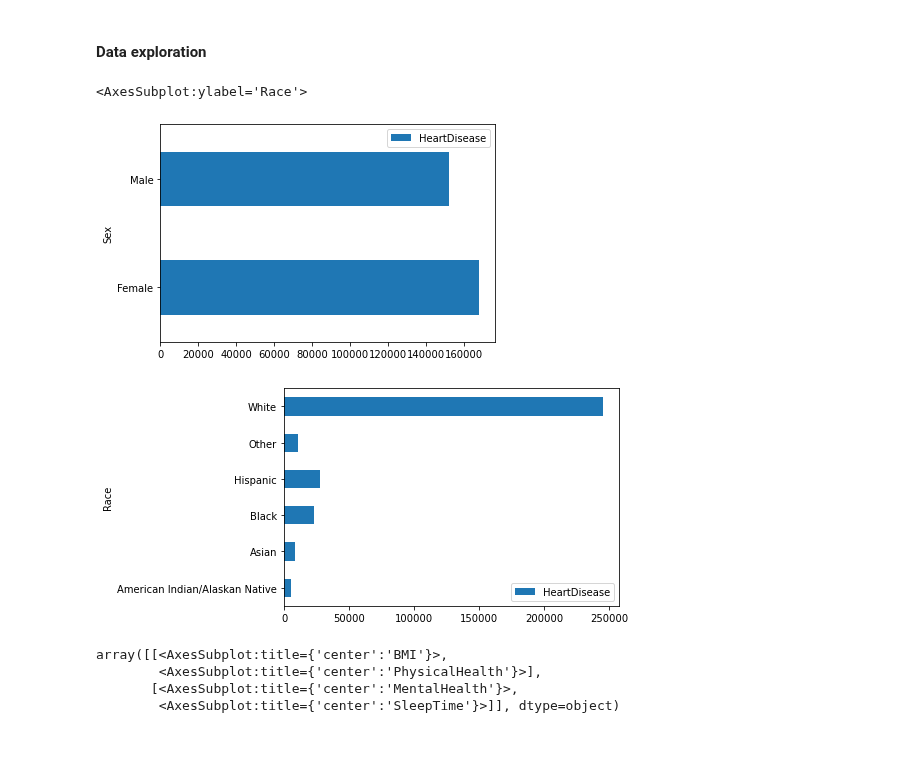
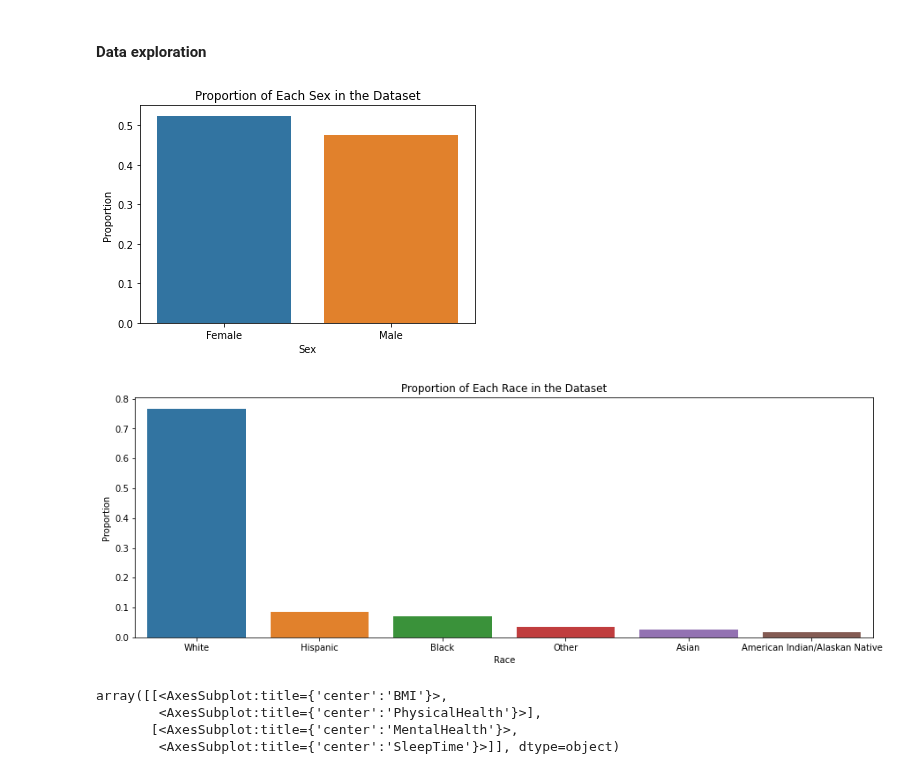
Before and after one commit to COGS118A/Group023-Sp22, a Jupyter notebook: Checkpoint_group023.ipynb, the cells around one changed output. Drawn from its saved outputs; the diff is of its cells as text; code cells hidden in the pictures; blank space fills up the shorter version.

Commit message:
Changed EDA visualizations for race and gender; Updated project timeline

```diff
--- a/Checkpoint_group023.ipynb
+++ b/Checkpoint_group023.ipynb
@@ -162,13 +162,19 @@ SkinCancer                                                  [Yes, No]
 dtype: object
 # %% [markdown]
 #### Data exploration
-# %%
-heart.groupby("Sex").count().plot(y= "HeartDisease", kind= "barh")
-heart.groupby("Race").count().plot(y= "HeartDisease", kind= "barh")
-# %% [output]
-<AxesSubplot:ylabel='Race'>
-[figure, removed]
-[figure, removed]
+# %%
+sx_df = heart['Sex'].value_counts(normalize = True).rename('Proportion').to_frame().reset_index().rename(columns = {'index':'Sex'})
+sns.barplot(x = 'Sex', y = 'Proportion', data = sx_df).set_title('Proportion of Each Sex in the Dataset')
+plt.show()
+# %% [output]
+[figure, added]
+# %%
+plt.figure(figsize=(15,5))
+race_df = heart['Race'].value_counts(normalize = True).rename('Proportion').to_frame().reset_index().rename(columns = {'index':'Race'})
+sns.barplot(x = 'Race', y = 'Proportion', data = race_df).set_title('Proportion of Each Race in the Dataset')
+plt.show()
+# %% [output]
+[figure, added]
 # %%
 sub_data = heart[['BMI', 'PhysicalHealth', 'MentalHealth','SleepTime']]
 sns.pairplot(sub_data)
```
Also changed, not shown: parts of 4 cells of this notebook.
